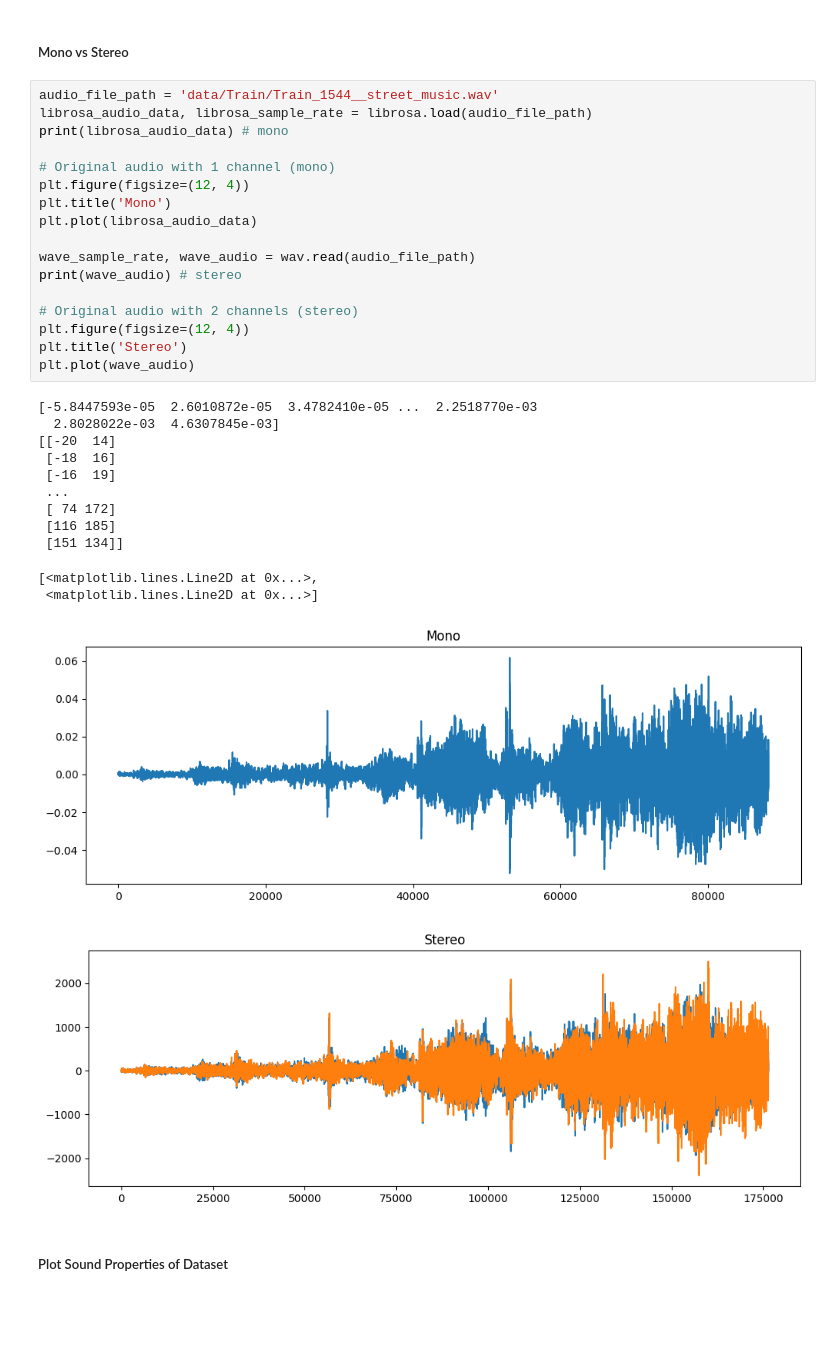
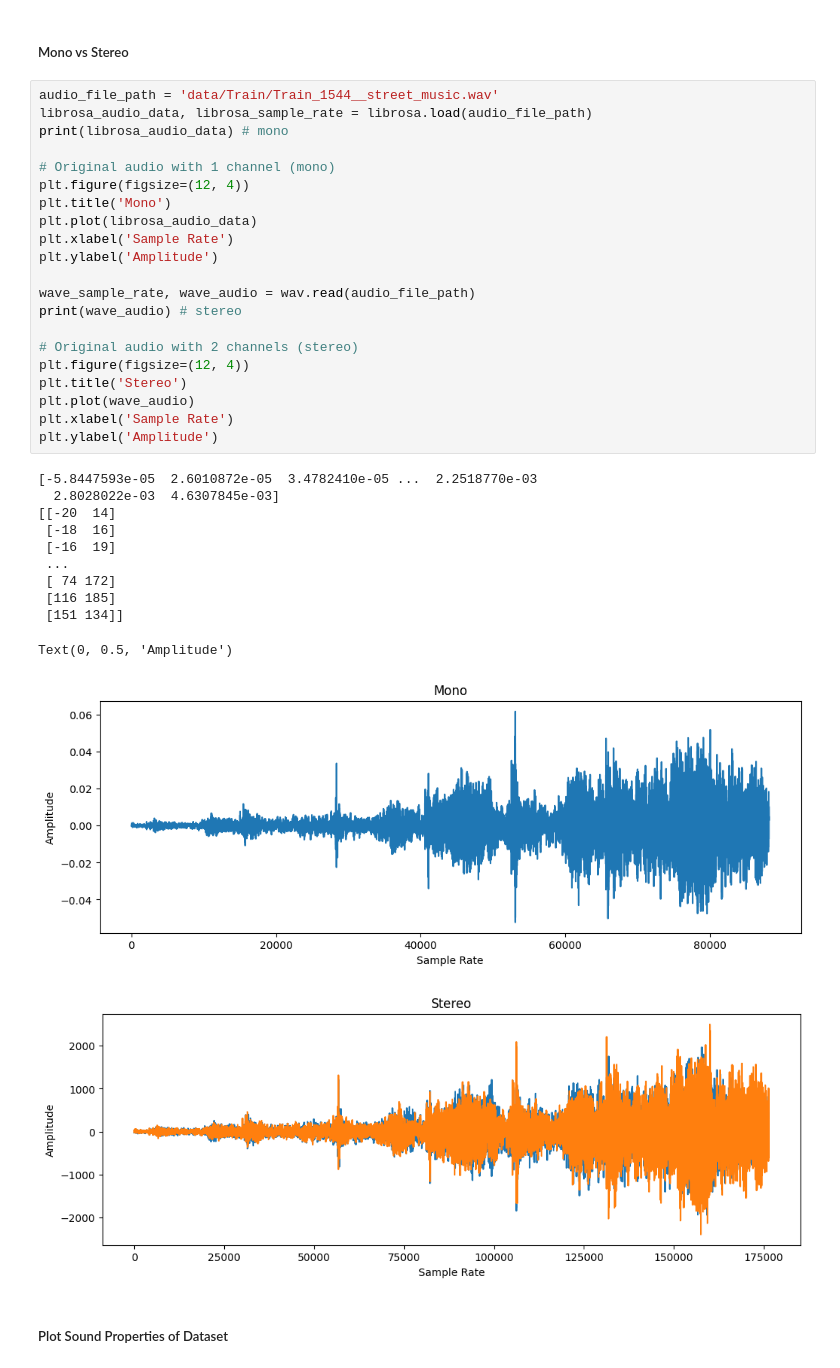
Before and after one commit to jasonmatthewsuhari/IT1244_UrbanSound, a Jupyter notebook: Urban Sound Analysis.ipynb, the cells around one changed output. Drawn from its saved outputs; the diff is of its cells as text; blank space fills up the shorter version.

Commit message:
Updated graphs and minor changes

```diff
--- a/Urban Sound Analysis.ipynb
+++ b/Urban Sound Analysis.ipynb
@@ -148,34 +156,37 @@ for class_name in class_distribution.keys():
 # %%
 audio_file_path = 'data/Train/Train_1544__street_music.wav'
 librosa_audio_data, librosa_sample_rate = librosa.load(audio_file_path)
 print(librosa_audio_data) # mono
 
 # Original audio with 1 channel (mono)
 plt.figure(figsize=(12, 4))
 plt.title('Mono')
 plt.plot(librosa_audio_data)
+plt.xlabel('Sample Rate')
+plt.ylabel('Amplitude')
 
 wave_sample_rate, wave_audio = wav.read(audio_file_path)
 print(wave_audio) # stereo
 
 # Original audio with 2 channels (stereo)
 plt.figure(figsize=(12, 4))
 plt.title('Stereo')
 plt.plot(wave_audio)
+plt.xlabel('Sample Rate')
+plt.ylabel('Amplitude')
 # %% [output]
 [-5.8447593e-05  2.6010872e-05  3.4782410e-05 ...  2.2518770e-03
   2.8028022e-03  4.6307845e-03]
 [[-20  14]
  [-18  16]
  [-16  19]
  ...
  [ 74 172]
  [116 185]
  [151 134]]
-[<matplotlib.lines.Line2D at 0x...>,
- <matplotlib.lines.Line2D at 0x...>]
+Text(0, 0.5, 'Amplitude')
-[figure, old version]
+[figure, new version]
-[figure, old version]
+[figure, new version]
 # %% [markdown]
 ##### Plot Sound Properties of Dataset
 # %%
```
Also changed, not shown: parts of 6 cells of this notebook.
